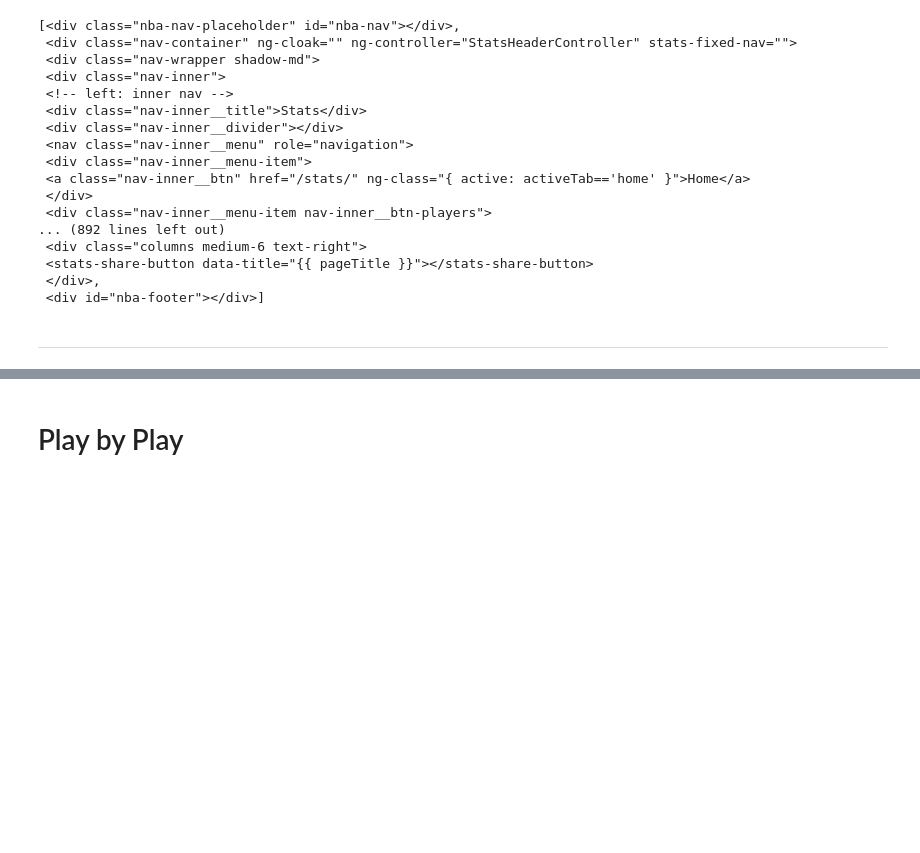
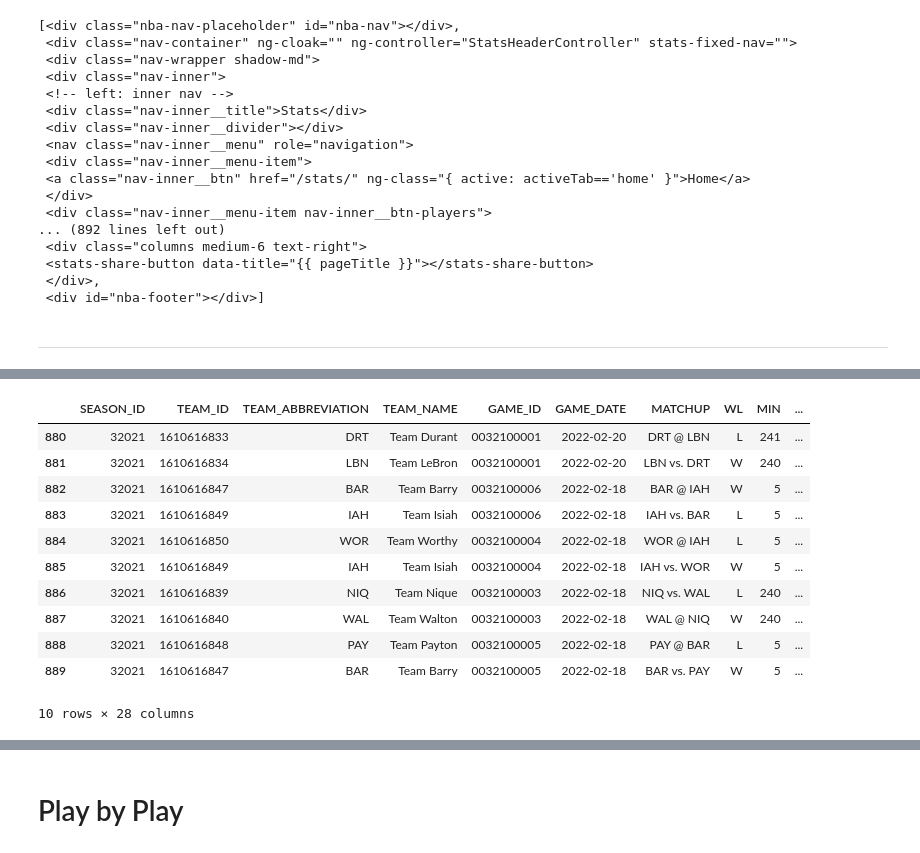
Before and after one commit to Eyring-Miller-Muriithi-capstone/shot-caller-for-ballers, a Jupyter notebook: Notebooks/Ryan/ryan_acquire_scrap_workbook.ipynb, the cells around one changed output, grey strips where cells are left out. Saved outputs shown, nothing was run; the diff lists cells and outputs as text; code cells hidden in the pictures; blank space fills up the shorter version.

```diff
--- a/Notebooks/Ryan/ryan_acquire_scrap_workbook.ipynb
+++ b/Notebooks/Ryan/ryan_acquire_scrap_workbook.ipynb
@@ -125,0 +160,15 @@ soup.find_all('div')
+# %%
+df_season[df_season.SEASON_ID == '32021']
+# %% [output]
+|  | SEASON_ID | TEAM_ID | TEAM_ABBREVIATION | TEAM_NAME | GAME_ID | GAME_DATE | MATCHUP | WL | MIN | ... |
+| 880 | 32021 | 1610616833 | DRT | Team Durant | 0032100001 | 2022-02-20 | DRT @ LBN | L | 241 | ... |
+| 881 | 32021 | 1610616834 | LBN | Team LeBron | 0032100001 | 2022-02-20 | LBN vs. DRT | W | 240 | ... |
+| 882 | 32021 | 1610616847 | BAR | Team Barry | 0032100006 | 2022-02-18 | BAR @ IAH | W | 5 | ... |
+| 883 | 32021 | 1610616849 | IAH | Team Isiah | 0032100006 | 2022-02-18 | IAH vs. BAR | L | 5 | ... |
+| 884 | 32021 | 1610616850 | WOR | Team Worthy | 0032100004 | 2022-02-18 | WOR @ IAH | L | 5 | ... |
+| 885 | 32021 | 1610616849 | IAH | Team Isiah | 0032100004 | 2022-02-18 | IAH vs. WOR | W | 5 | ... |
+| 886 | 32021 | 1610616839 | NIQ | Team Nique | 0032100003 | 2022-02-18 | NIQ vs. WAL | L | 240 | ... |
+| 887 | 32021 | 1610616840 | WAL | Team Walton | 0032100003 | 2022-02-18 | WAL @ NIQ | W | 240 | ... |
+| 888 | 32021 | 1610616848 | PAY | Team Payton | 0032100005 | 2022-02-18 | PAY @ BAR | L | 5 | ... |
+| 889 | 32021 | 1610616847 | BAR | Team Barry | 0032100005 | 2022-02-18 | BAR vs. PAY | W | 5 | ... |
+10 rows × 28 columns
```
Also changed, not shown: parts of 9 cells of this notebook.
